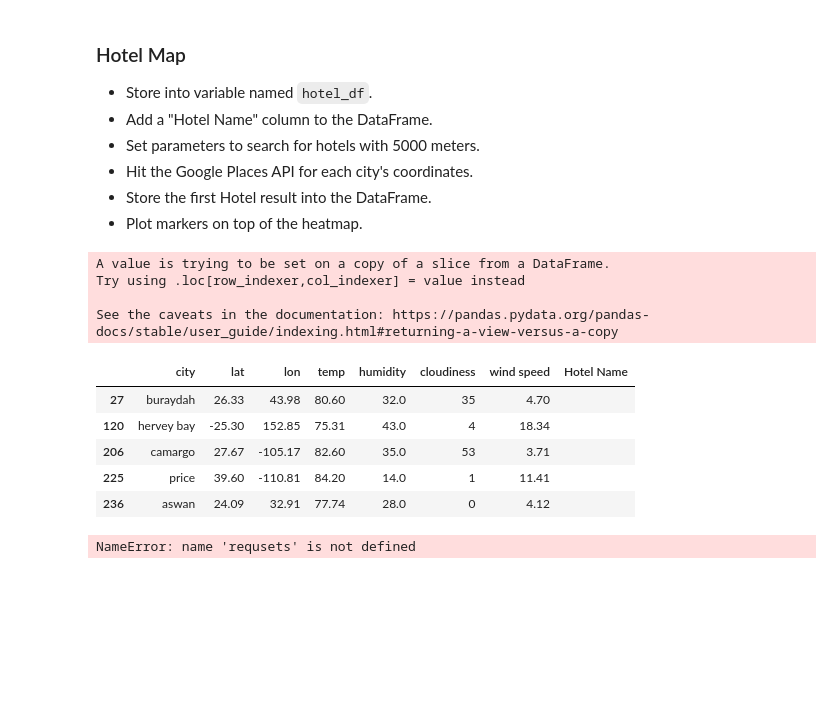
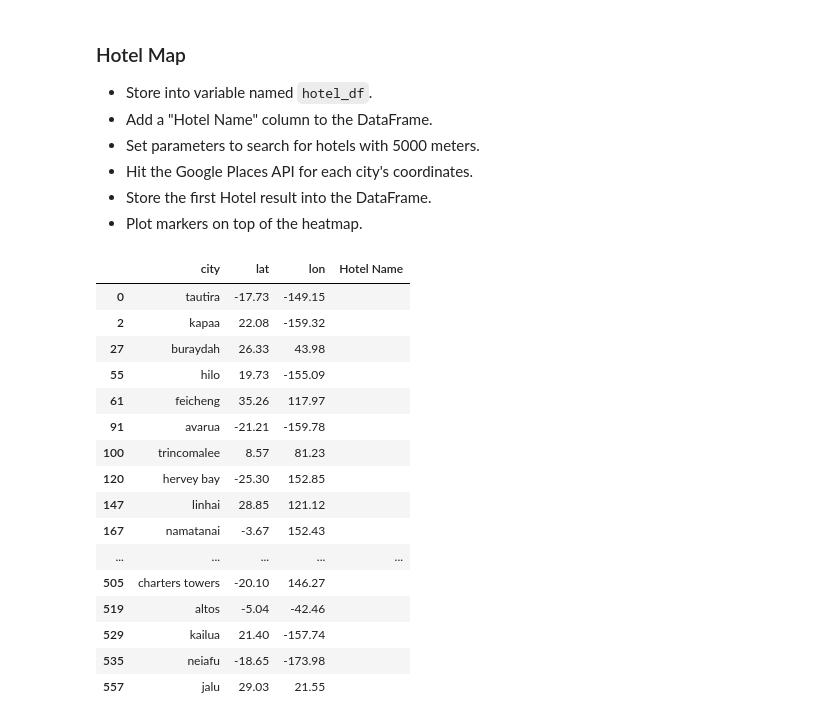
Before and after one commit to hbielser/python-api-challenge, a Jupyter notebook: VacationPy/VacationPySolved.ipynb, the cells around one changed output. Cells and saved outputs as stored; diff of their text form; code cells hidden in the pictures; blank space fills up the shorter version.

```diff
--- a/VacationPy/VacationPySolved.ipynb
+++ b/VacationPy/VacationPySolved.ipynb
@@ -64,11 +65,12 @@ fig
 * Drop any rows will null values.
 # %%
 #narrow cities down to those with ideal weather conditions
-ideal_weather_df = weather_data.loc[(weather_data["temp"] >= 75) & (weather_data["temp"] <=85) & (weather_data["humidity"] < 50) & (weather_data["wind speed"] < 20)]
+ideal_weather_df = weather_data.loc[(weather_data["temp"] >= 75) & (weather_data["temp"] <=85) &
+                                    (weather_data["humidity"] < 70) & (weather_data["wind speed"] < 20)]
 
 #drop cities with missing data
 ideal_weather_df.dropna
 
-#count remaining cities
-len(ideal_weather_df)
+#view df
+ideal_weather_df.head()
 # %% [output]
@@ -81,42 +97,34 @@ len(ideal_weather_df)
 * Hit the Google Places API for each city's coordinates.
 * Store the first Hotel result into the DataFrame.
 * Plot markers on top of the heatmap.
-# %%
-hotel_df = []
-ideal_weather_df['Hotel Name'] = ""
-ideal_weather_df.head()
-# %% [output]
-A value is trying to be set on a copy of a slice from a DataFrame.
-Try using .loc[row_indexer,col_indexer] = value instead
-
-See the caveats in the documentation: https://pandas.pydata.org/pandas-docs/stable/user_guide/indexing.html#returning-a-view-versus-a-copy
-|  | city | lat | lon | temp | humidity | cloudiness | wind speed | Hotel Name |
-| 27 | buraydah | 26.33 | 43.98 | 80.60 | 32.0 | 35 | 4.70 |  |
-| 120 | hervey bay | -25.30 | 152.85 | 75.31 | 43.0 | 4 | 18.34 |  |
-| 206 | camargo | 27.67 | -105.17 | 82.60 | 35.0 | 53 | 3.71 |  |
-| 225 | price | 39.60 | -110.81 | 84.20 | 14.0 | 1 | 11.41 |  |
-| 236 | aswan | 24.09 | 32.91 | 77.74 | 28.0 | 0 | 4.12 |  |
-# %%
-for city in hotel_df[0:5]:
-    #geocoordinates
-
-    target_coordinates = str(city["lat"] + "," + str(city["lon"])
-    target_search = "Hotel"
-    target_radius = 5000
-    target_type = "hotel"
-
-
-    params = {
-        "location": target_coordinates,
-        "rankby": target_search,
-        "type": target_type,
-        "key": gkey,
-    }
-
-    #base url
-    base_url = "https://maps.googleapis.com/maps/api/place/nearbysearch/json"
-
-    request = requests.get(base_url, params=params)
-    response = request.json()
-# %% [output]
-NameError: name 'requsets' is not defined
+# %%
+# My original attempt
+# hotel_df = pd.DataFrame()
+# hotel_df['Hotel Name'] = ""
+# hotel_df["lat"] = ""
+# hotel_df["lon"] = ""
+# hotel_df["City"] = ""
+# hotel_df["Country"] = ""
+
+#after Ask BCS assistance
+hotel_df = ideal_weather_df[["city","lat","lon"]].copy()
+hotel_df["Hotel Name"] = ""
+hotel_df
+# %% [output]
+|  | city | lat | lon | Hotel Name |
+| 0 | tautira | -17.73 | -149.15 |  |
+| 2 | kapaa | 22.08 | -159.32 |  |
+| 27 | buraydah | 26.33 | 43.98 |  |
+| 55 | hilo | 19.73 | -155.09 |  |
+| 61 | feicheng | 35.26 | 117.97 |  |
+| 91 | avarua | -21.21 | -159.78 |  |
+| 100 | trincomalee | 8.57 | 81.23 |  |
+| 120 | hervey bay | -25.30 | 152.85 |  |
+| 147 | linhai | 28.85 | 121.12 |  |
+| 167 | namatanai | -3.67 | 152.43 |  |
+| ... | ... | ... | ... | ... |
+| 505 | charters towers | -20.10 | 146.27 |  |
+| 519 | altos | -5.04 | -42.46 |  |
+| 529 | kailua | 21.40 | -157.74 |  |
+| 535 | neiafu | -18.65 | -173.98 |  |
+| 557 | jalu | 29.03 | 21.55 |  |
```
Also changed, not shown: parts of 9 cells of this notebook, 2 other files.
